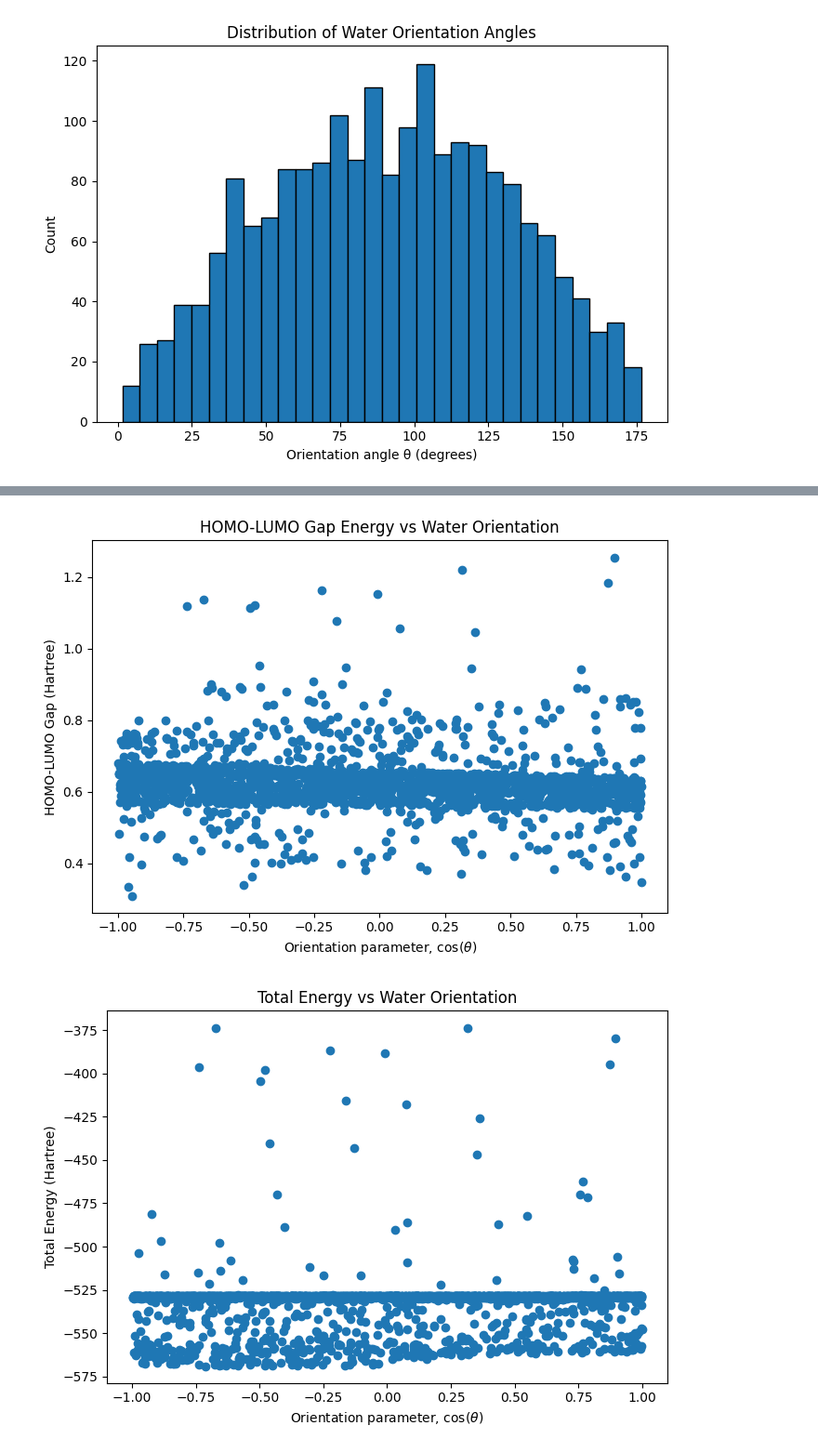
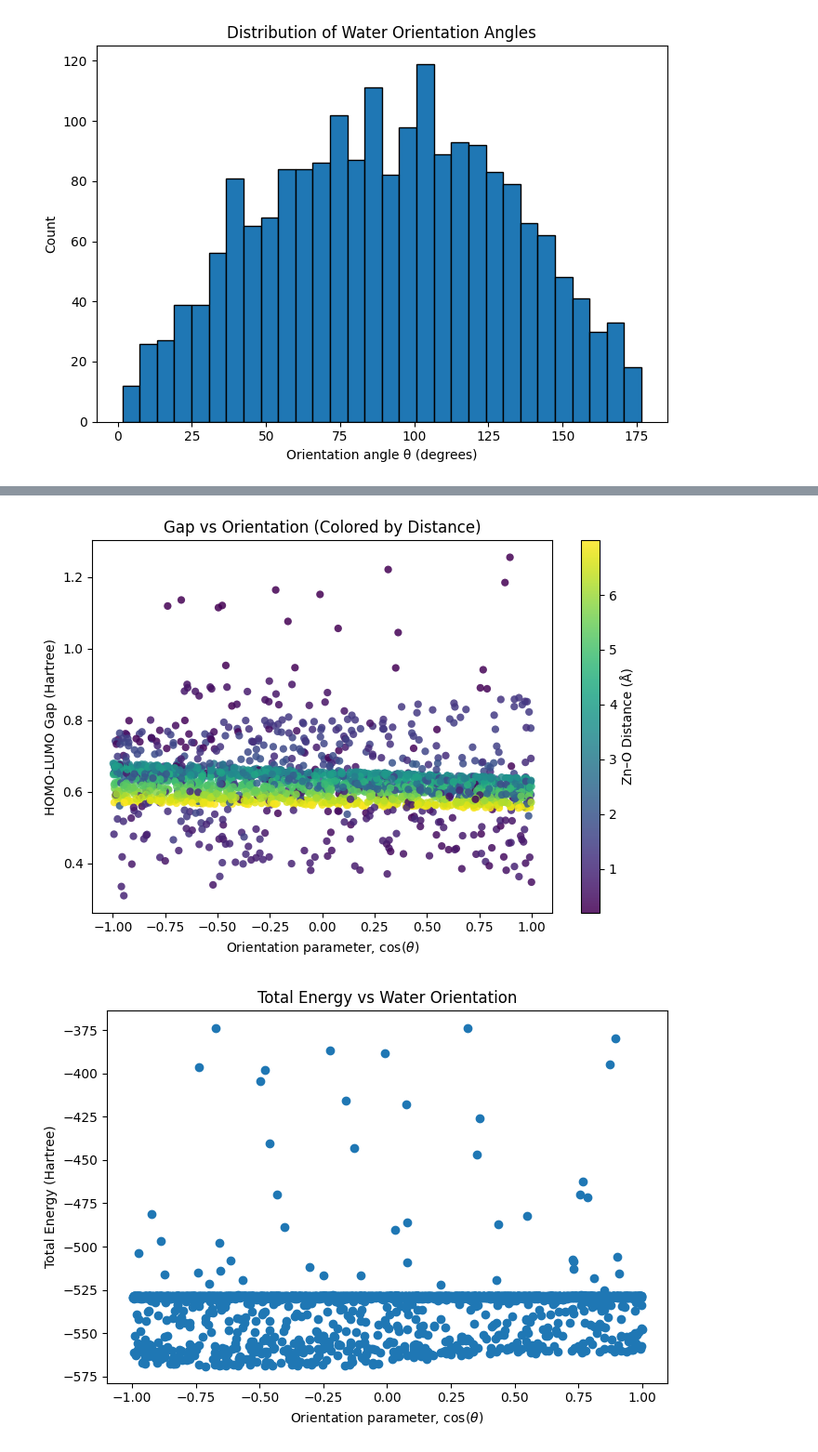
Before and after one commit to kaylajrox/pyscf-active-site-initial-tests, a Jupyter notebook: water-statistical-analysis.ipynb, the cells around one changed output, grey strips where cells are left out. Shown at 93% size. Drawn from its saved outputs; the diff is of its cells as text; code cells hidden in the pictures.

```diff
--- a/water-statistical-analysis.ipynb
+++ b/water-statistical-analysis.ipynb
@@ -540,7 +540,7 @@ This section constructs the dataset by loading generated results from pyscf calc
 # %% [markdown]
 ### Change CSV for every new pyscf analysis run to do separate analysis
 # %%
-csv_file = "water_sampling_results/water_sampling_results_2026-05-02_00-35-22.csv"
+csv_file = "water_sampling_results/water_sampling_results_2026-05-02_02-28-42.csv"
 # %%
 
 df = pd.read_csv(csv_file)
@@ -799,13 +809,27 @@ plt.show()
 # %%
+
 plt.figure(figsize=(7, 5))
-plt.scatter(df["cos_theta_orientation"], df["gap_hartree"])
+
+scatter = plt.scatter(
+    df["cos_theta_orientation"],
+    df["gap_hartree"],
+    c=df["zn_o_water_distance_A"],
+    cmap="viridis",
+    s=35,
+    alpha=0.85,
+    edgecolor="none"
+)
+
+cbar = plt.colorbar(scatter)
+cbar.set_label("Zn–O Distance (Å)")
+
 plt.xlabel(r"Orientation parameter, $\cos(\theta)$")
 plt.ylabel("HOMO-LUMO Gap (Hartree)")
-plt.title("HOMO-LUMO Gap Energy vs Water Orientation")
+plt.title("Gap vs Orientation (Colored by Distance)")
 plt.tight_layout()
 plt.show()
 # %% [output]
-[figure, old version]
+[figure, new version]
 # %%
 plt.figure(figsize=(7, 5))
 plt.scatter(df["cos_theta_orientation"], df["total_energy_hartree"])
```
Also changed, not shown: parts of 15 cells of this notebook.
